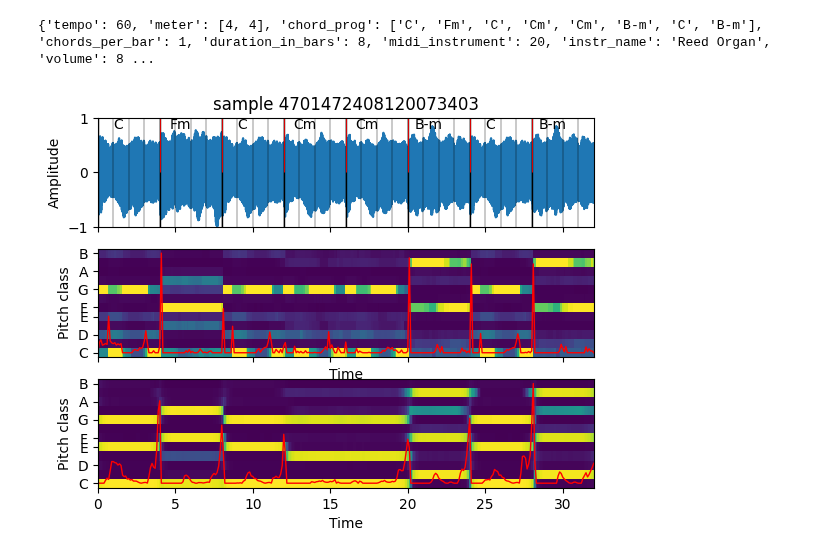
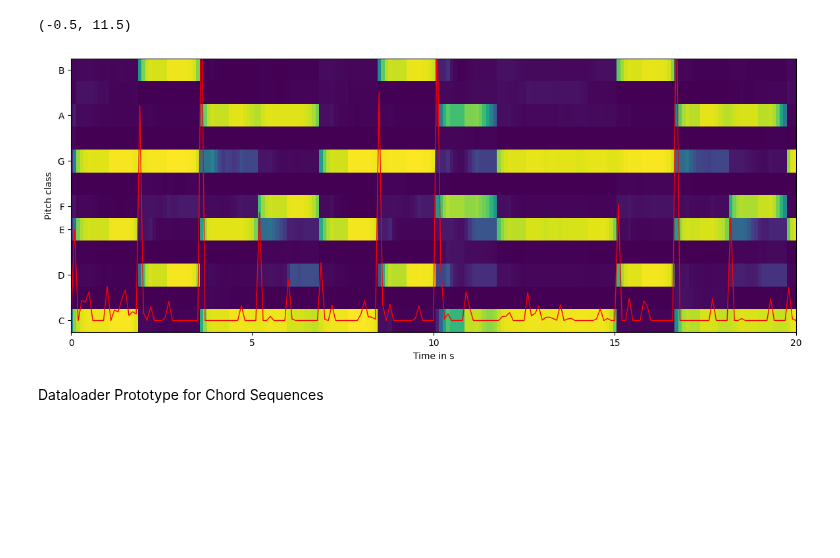
Before and after one commit to Maushax-jpg/chord-recognition, a Jupyter notebook: feature_evaluation.ipynb, the cells around one changed output. Drawn from its saved outputs; the diff is of its cells as text; code cells hidden in the pictures; blank space fills up the shorter version.

Commit message:
starting working on pitch space

```diff
--- a/feature_evaluation.ipynb
+++ b/feature_evaluation.ipynb
@@ -63,71 +28,54 @@ Sie ist in maß für die Unterschiede zwischen zwei Wahrscheinlichkeitsverteilun
 # %%
+import numpy as np
+import pandas as pd
+from matplotlib import pyplot as plt
+from tqdm import tqdm
+import circularPitchSpace as cps
+import dataloader
+
+dataset_madmom = dataloader.BeatlesDataset("/home/max/ET-TI/Masterarbeit/datasets/beatles",beat_align=False)
+dataset_librosa = dataloader.BeatlesDataset("/home/max/ET-TI/Masterarbeit/datasets/beatles",'librosa')
+
 def movingAverage(data,N=5):
     mean = np.zeros_like(data)
     i = N
     mean[:i] = np.sum(data[:i]/i)
     while i < data.shape[0]:
         # Calculate the average of current window
         mean[i] = np.sum(data[i-N:i])/N
         i += 1
     return mean
 
 def modifiedKullbackLeiblerDivergence(chroma,remove_mean=True,normalize=True):
     if chroma.shape[0] < 2 or chroma.shape[1] != 12:
         raise ValueError("invalid chroma vector")
     X_0 = chroma
     # delay array by one sample
     X_1 = np.zeros_like(X_0)
     X_1[1:,:] = X_0[:-1,:]
     # calculate modified kullback-leibler-divergence
     dkl = np.sum(np.log(1+np.abs(X_0)/(np.abs(X_1)+np.finfo(float).eps)),axis=1)
     # ignore first sample
     dkl[0] = 0.0
 
     if remove_mean:
         dkl = dkl - movingAverage(dkl,15)
         dkl[dkl<0] = 0.0
     if normalize:
         dkl = dkl/np.max(dkl)
     return dkl
+import utils
+
+t_chroma,chroma,ref_intervals,ref_labels = dataset_madmom[103]
+
+fig,ax = plt.subplots(figsize=(12,5))
+fig.tight_layout(pad=2.0)
+utils.plotChroma(ax,chroma,time=(0,20))
+dkl = modifiedKullbackLeiblerDivergence(chroma,remove_mean=True,normalize=False)
+ax.plot(np.linspace(0,(chroma.shape[0]-1)*4410/44100,chroma.shape[0]),dkl,'r',linewidth=1)
+ax.set_ylim((-0.5,11.5))
+# %% [output]
+(-0.5, 11.5)
+[figure, added]
-# %%
-basepath = "/home/max/ET-TI/Masterarbeit/prototyping/data/chord_sequences"
-if 1:
-    df = dataloader.getChordSequencesPaths(basepath)
-
-# load metadata
-sample = 100
-with open(df.at[sample,"positive.json"]) as json_file:
-    metadata = json.load(json_file)
-    print(metadata)
-y,fs = librosa.load(df.at[sample,"positive.wav"])
-y = librosa.util.normalize(y)
-t = np.linspace(0,(len(y)-1)/fs,len(y))
-duration = 60/metadata['tempo']
-num_beats = metadata['duration_in_bars']*metadata['meter'][0]
-beats = np.linspace(0,(num_beats-1)*duration,num_beats)
-bars = np.linspace(0,(metadata['duration_in_bars']-1)*metadata['meter'][0]*duration,metadata['duration_in_bars'])
-duration_chord = duration * metadata['meter'][0] / metadata['chords_per_bar']
-chords = np.linspace(0,(len(metadata['chord_prog'])-1)*duration_chord,len(metadata['chord_prog']))
-fig,ax = plt.subplots(3,1,sharex=True)
-ax[0].plot(t,y)
-ax[0].set_title(f"sample {df.at[sample,'ID']}")
-ax[0].set_ylim([-1,1])
-ax[0].set_ylabel("Amplitude")
-ax[0].set_xlim([0,t[-1]])
-for t_beat in beats:
-    ax[0].vlines(t_beat,-1,1,'k',linewidth=0.3)
-for t_bar in bars:
-    ax[0].vlines(t_bar,-1,1,'k',linewidth=1)
-for label,t_chord in zip(metadata['chord_prog'],chords):
-    ax[0].text(t_chord+(duration_chord/3),0.8,label,horizontalalignment='center')
-    ax[0].vlines(t_chord,0,1,'r',linestyles='-',linewidth=0.6)
-
-filepath= df.at[sample,"positive.wav"]
-for i,chroma_type in enumerate(['librosa','madmom']):
-    chroma = chromagram.getChroma(filepath,chroma_type)
-    librosa.display.specshow(chroma.T,n_fft=8192,hop_length=4410,sr=44100, y_axis='chroma',x_axis='time',ax=ax[i+1],cmap='viridis')
-    dkl = 11*modifiedKullbackLeiblerDivergence(chroma,remove_mean=True)
-    ax[i+1].plot(np.linspace(0,(chroma.shape[0]-1)*4410/44100,chroma.shape[0]),dkl,'r',linewidth=1)
-# %% [output]
-{'tempo': 60, 'meter': [4, 4], 'chord_prog': ['C', 'Fm', 'C', 'Cm', 'Cm', 'B-m', 'C', 'B-m'], 'chords_per_bar': 1, 'duration_in_bars': 8, 'midi_instrument': 20, 'instr_name': 'Reed Organ', 'volume': 8 ...
-[figure, removed]
+# %% [markdown]
+Dataloader Prototype for Chord Sequences
```
Also changed, not shown: parts of 4 cells of this notebook, 12 other files.
